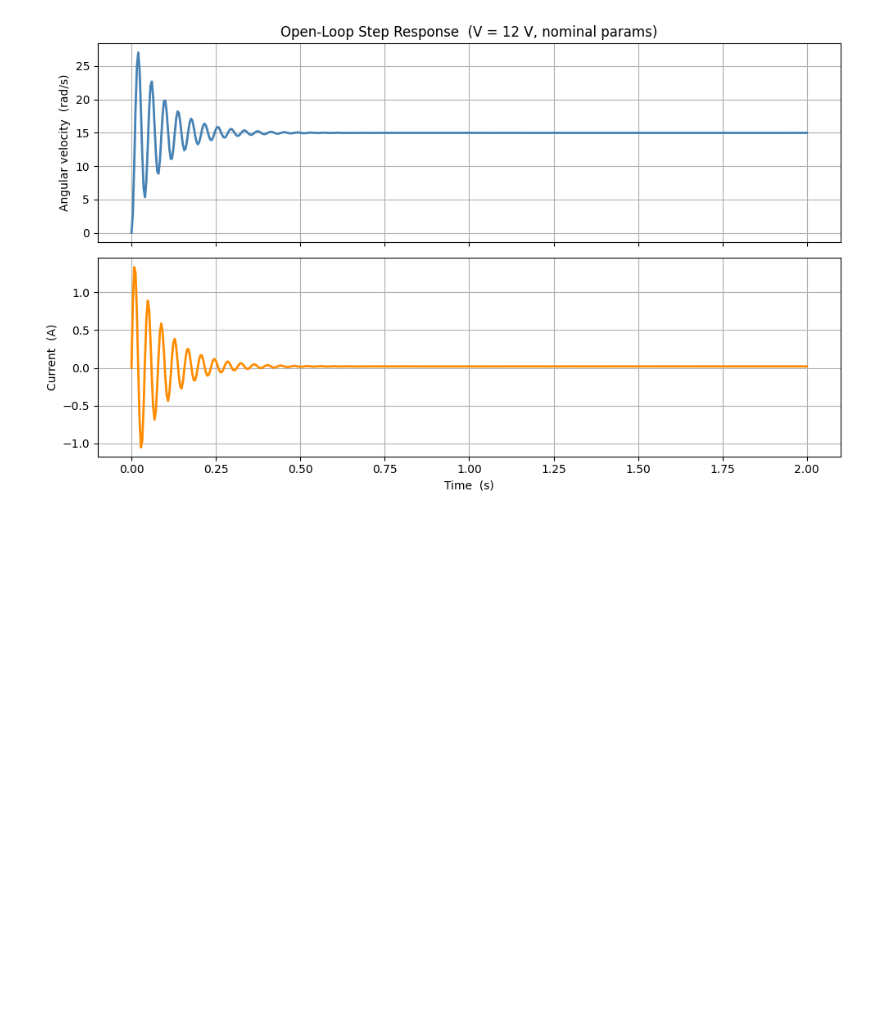
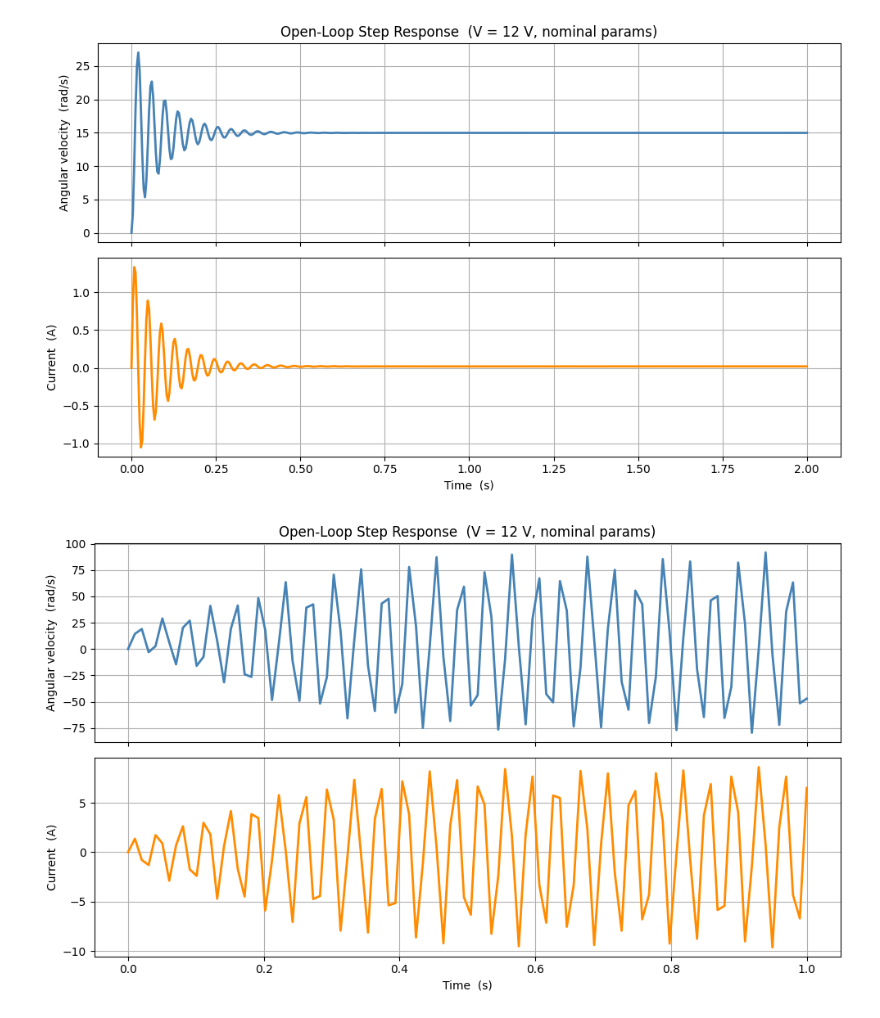
Before and after one commit to richieaneks/Richard-Chidubem-Aniekwe, a Jupyter notebook: main.ipynb, the cells around one changed output. Drawn from its saved outputs; the diff is of its cells as text; code cells hidden in the pictures; blank space fills up the shorter version.

```diff
--- a/main.ipynb
+++ b/main.ipynb
@@ -41,3 +39,40 @@ axes[1].grid(True)
 plt.tight_layout()
 # %% [output]
 [figure]
+# %%
+state = [0.0, 0.0]
+dt = 0.01
+target = 25
+load_torque = 0.0
+V = 0.0
+log = []
+max_steps = 100
+Kp=0.5
+for _ in range(max_steps):
+    sol = solve_ivp(
+            motor_dynamics, [0.0, dt], state,
+            args=(V, load_torque, NOMINAL_PARAMS),
+            dense_output=False)
+    state=sol.y[:,-1]
+    omega, current = state
+
+    error  = target - omega
+    ctrl = Kp * error
+    V = float(np.clip(ctrl, -12.0, 12.0))
+    log.append(state)
+log = np.array(log)
+# %%
+fig, axes = plt.subplots(2, 1, figsize=(10, 6), sharex=True)
+axes[0].plot(np.linspace(0, 1, max_steps), log[:,0], color='steelblue', linewidth=2)
+axes[0].set_ylabel('Angular velocity  (rad/s)')
+axes[0].set_title('Open-Loop Step Response  (V = 12 V, nominal params)')
+axes[0].grid(True)
+
+axes[1].plot(np.linspace(0, 1, max_steps), log[:,1], color='darkorange', linewidth=2)
+axes[1].set_ylabel('Current  (A)')
+axes[1].set_xlabel('Time  (s)')
+axes[1].grid(True)
+
+plt.tight_layout()
+# %% [output]
+[figure, added]
```
Also changed, not shown: parts of 1 cell of this notebook.
